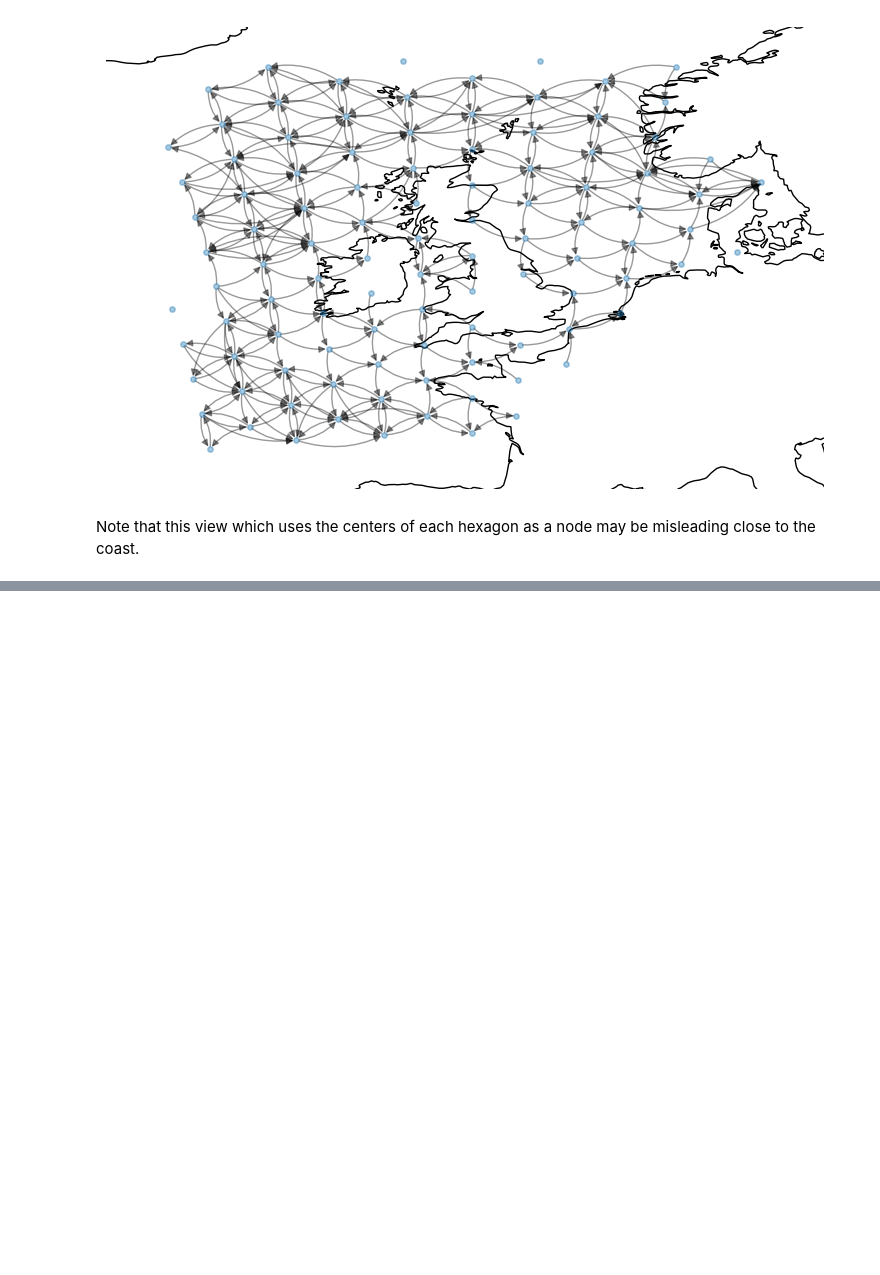
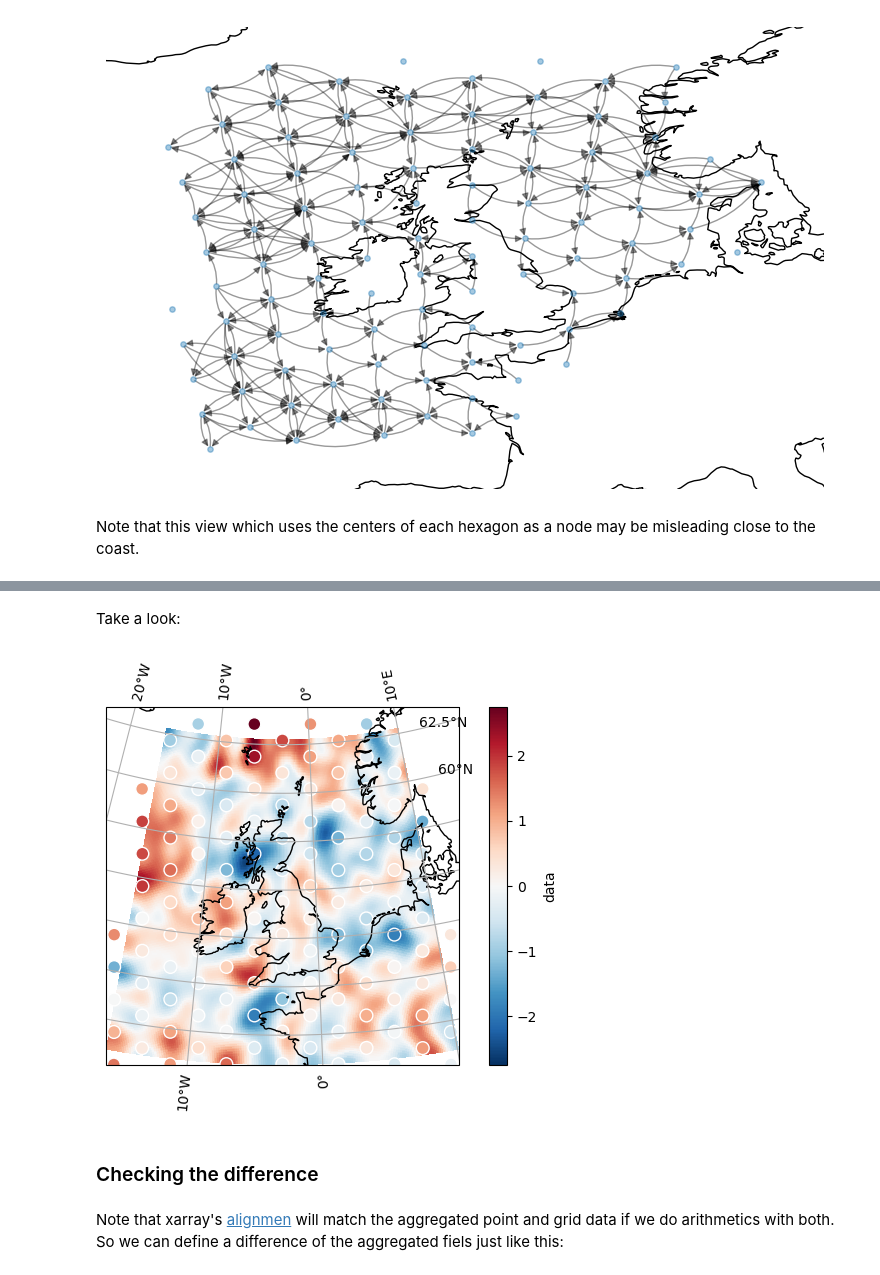
Before and after one commit to willirath/hextraj, a Jupyter notebook: notebooks/hextraj_tutorial.ipynb, the cells around one changed output, grey strips where cells are left out. Cells and saved outputs as stored; diff of their text form; code cells hidden in the pictures; blank space fills up the shorter version.

```diff
--- a/notebooks/hextraj_tutorial.ipynb
+++ b/notebooks/hextraj_tutorial.ipynb
@@ -448,0 +653,8 @@ Note that this view which uses the centers of each hexagon as a node may be misl
+# %%
+data_points["hex_labels"] = xr.apply_ufunc(
+    hex_proj.lon_lat_to_hex_AoS,
+    data_points.lon,
+    data_points.lat,
+).rename("hex_labels")
+
+data_points
@@ -448,0 +672,12 @@ Note that this view which uses the centers of each hexagon as a node may be misl
+# %%
+data_points_agg = data_points.groupby("hex_labels").mean()
+
+hex_lon, hex_lat = hex_proj.hex_to_lon_lat_SoA(hex_AoS_to_SoA(
+    data_points_agg.hex_labels.data
+))
+
+data_points_agg = data_points_agg.assign_coords(
+    lon=("hex_labels", hex_lon), lat=("hex_labels", hex_lat),
+)
+
+data_points_agg
@@ -448,0 +702,27 @@ Note that this view which uses the centers of each hexagon as a node may be misl
+# %% [markdown]
+Take a look:
+# %%
+fig, ax = plt.subplots(1, 1, subplot_kw={"projection": cartopy.crs.Stereographic(
+    central_longitude=lon_origin, central_latitude=lat_origin,
+)})
+
+data_grid.plot(
+    x="lon", y="lat", ax=ax, transform=cartopy.crs.PlateCarree(),
+    add_colorbar=False,
+)
+
+data_points_agg.rename("data").to_dataset().plot.scatter(
+    x="lon", y="lat", hue="data", s=85,
+    ax=ax, transform=cartopy.crs.PlateCarree(),
+)
+
+ax.gridlines(draw_labels=True)
+ax.coastlines()
+
+fig.tight_layout();
+# %% [output]
+[figure, added]
+# %% [markdown]
+### Checking the difference
+# %% [markdown]
+Note that xarray's [alignmen](https://docs.xarray.dev/en/stable/generated/xarray.align.html) will match the aggregated point and grid data if we do arithmetics with both. So we can define a difference of the aggregated fiels just like this:
```
Also changed, not shown: parts of 25 cells of this notebook.
